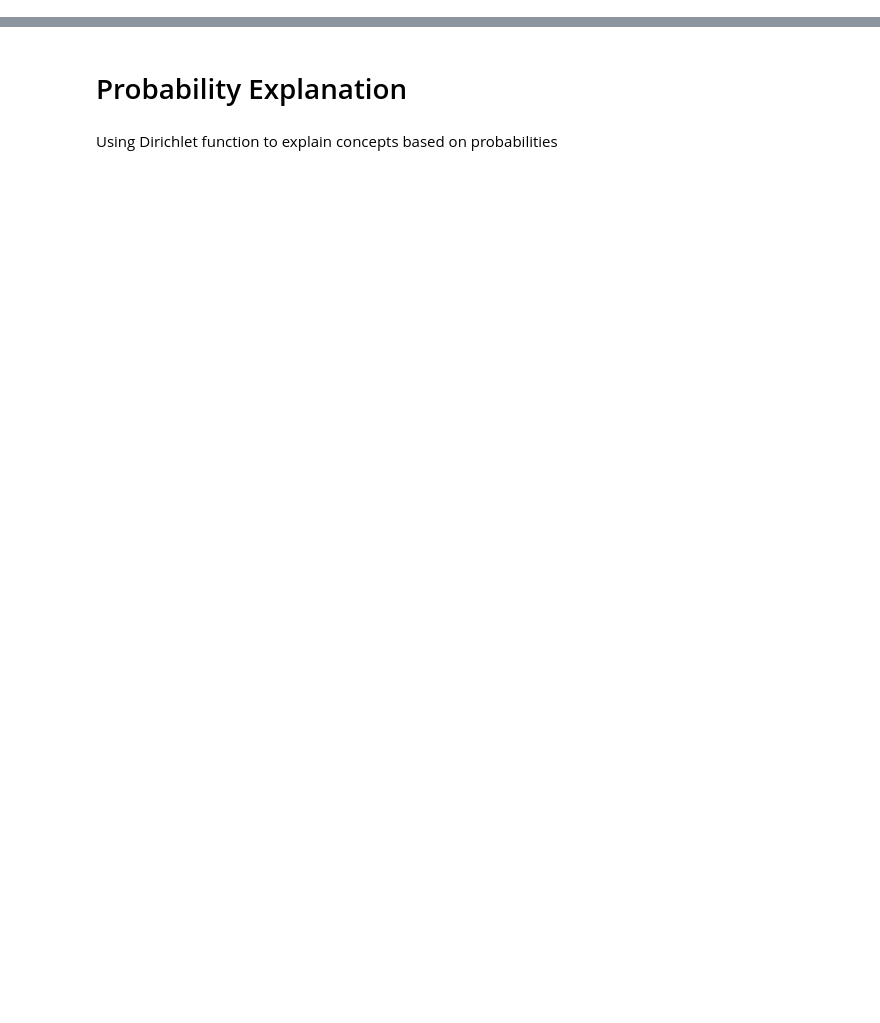
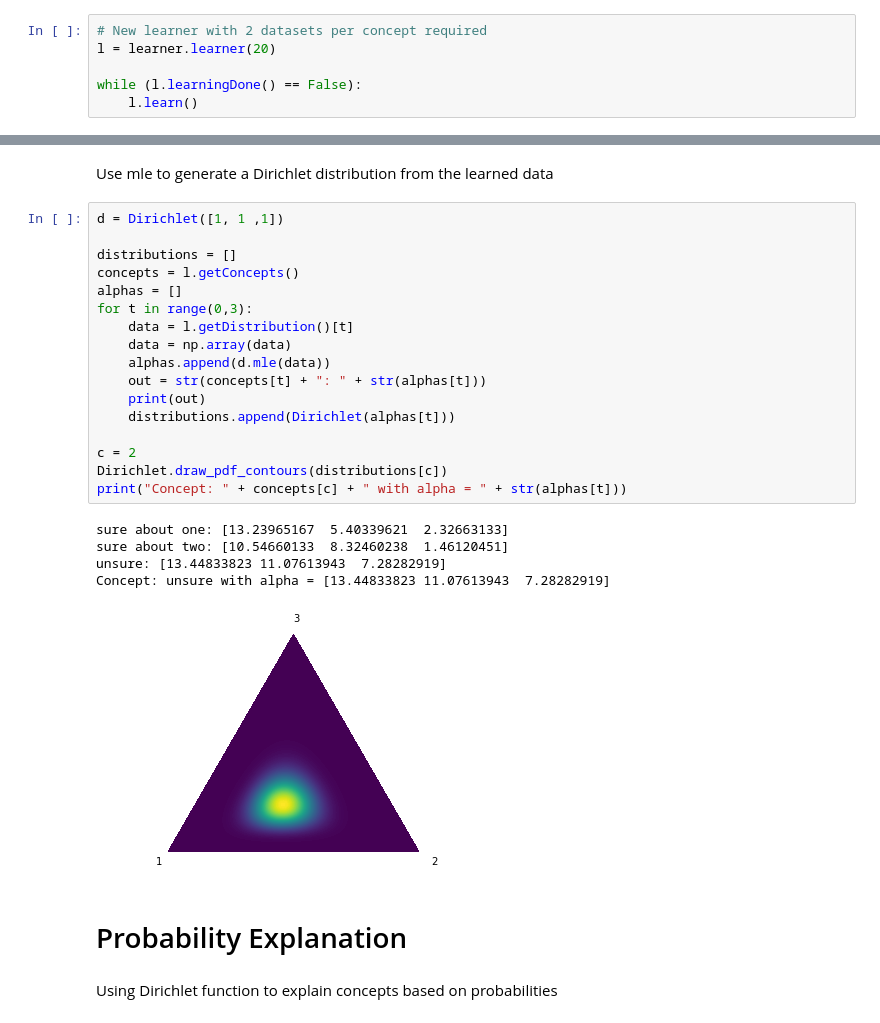
Before and after one commit to Oleffa/Dirichlet, a Jupyter notebook: ProbabilityExplanation.ipynb, the cells around one changed output, grey strips where cells are left out. Cells and saved outputs as stored; diff of their text form; blank space fills up the shorter version.

```diff
--- a/ProbabilityExplanation.ipynb
+++ b/ProbabilityExplanation.ipynb
@@ -0,0 +10,6 @@
+# %%
+# New learner with 2 datasets per concept required
+l = learner.learner(20)
+
+while (l.learningDone() == False):
+    l.learn()
@@ -1,3 +34,28 @@
+# %% [markdown]
+Use mle to generate a Dirichlet distribution from the learned data
+# %%
+d = Dirichlet([1, 1 ,1])
+
+distributions = []
+concepts = l.getConcepts()
+alphas = []
+for t in range(0,3):
+    data = l.getDistribution()[t]
+    data = np.array(data)
+    alphas.append(d.mle(data))
+    out = str(concepts[t] + ": " + str(alphas[t]))
+    print(out)
+    distributions.append(Dirichlet(alphas[t]))
+
+c = 2
+Dirichlet.draw_pdf_contours(distributions[c])
+print("Concept: " + concepts[c] + " with alpha = " + str(alphas[t]))
+# %% [output]
+sure about one: [13.23965167  5.40339621  2.32663133]
+sure about two: [10.54660133  8.32460238  1.46120451]
+unsure: [13.44833823 11.07613943  7.28282919]
+Concept: unsure with alpha = [13.44833823 11.07613943  7.28282919]
+[figure, added]
 # %% [markdown]
 # Probability Explanation
 # %% [markdown]
```
Also changed, not shown: parts of 9 cells of this notebook, 5 other files.
